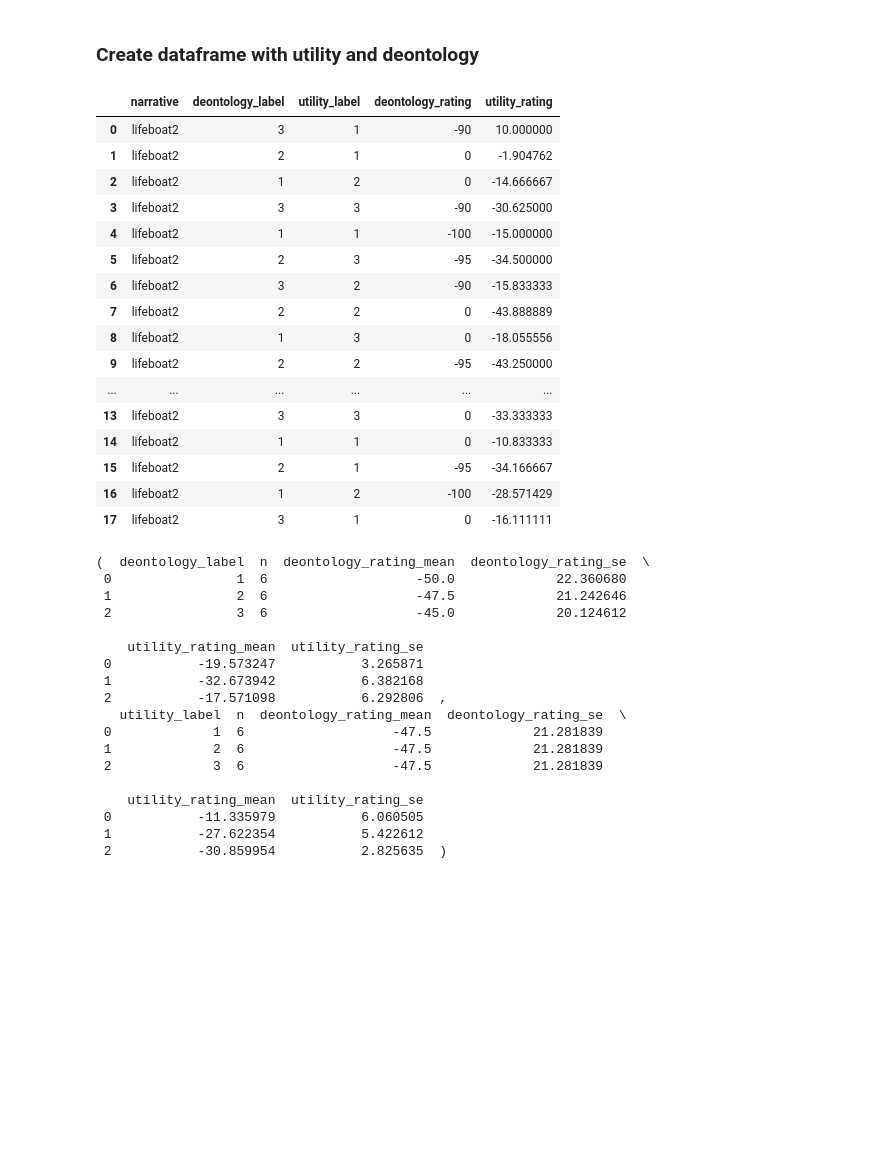
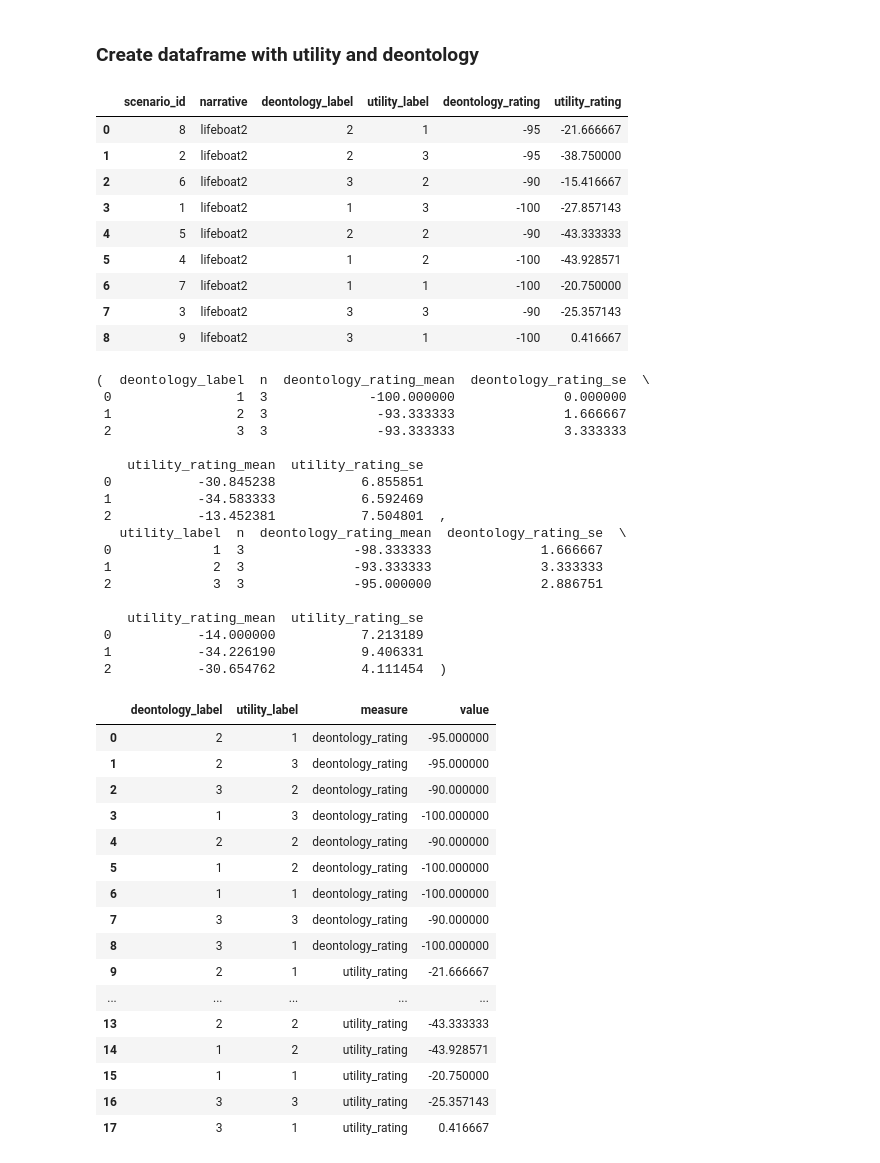
Before and after one commit to AIObjectives/graph_extract, a Jupyter notebook: analysis/cheung_variants/validate_annotation.ipynb, the cells around one changed output. Saved outputs shown, nothing was run; the diff lists cells and outputs as text; code cells hidden in the pictures; blank space fills up the shorter version.

```diff
--- a/analysis/cheung_variants/validate_annotation.ipynb
+++ b/analysis/cheung_variants/validate_annotation.ipynb
@@ -22,7 +22,7 @@ scenarios_path: /Users/anna/Dropbox/2025_moral_scenario_annotation/code/anna/gra
 annotated_output_path: /Users/anna/Dropbox/2025_moral_scenario_annotation/code/anna/graph_extract/analysis/cheung_variants/../../annotated_outputs/cheung_variants
 # %%
 #get all of the json files in the annotated_output_path
-json_files = list(annotated_output_path.glob("*lifeboat*.json"))
+json_files = list(annotated_output_path.glob("*lifeboat2*choice_1.json"))
 # %% [markdown]
 ### Define Functions
 # %%
@@ -50,7 +49,7 @@ def read_scenario(file_path):
     with open(scenarios_path / f"{narrative}.json") as f:
         scenario_list = json.load(f)
         #get the one with the matching id
-        this_sceneraio = next(s for s in scenario_list if s['id'] == id+1)
+        this_sceneraio = next(s for s in scenario_list if s['id'] == id)
 
 
          #extract the condition from the json read in
@@ -178,47 +177,41 @@ def get_utilities(nodes):
 # %%
 rows = []
 
 for file_path in json_files:
     nodes, scenario_dictionary = read_scenario(file_path)
 
     utility_rated = get_utilities(nodes)
     # Optional normalization in case get_utilities returns a 1-value Series/array
     if hasattr(utility_rated, "item"):
         try:
             utility_rated = utility_rated.item()
         except Exception:
             pass
 
     rows.append(
         {
+            "scenario_id": scenario_dictionary.get("id"),
             "narrative": scenario_dictionary.get("narrative"),
             "deontology_label": scenario_dictionary.get("deontology"),
             "utility_label": scenario_dictionary.get("utility"),
             "deontology_rating": extract_deontology(nodes),
             "utility_rating": utility_rated,
         }
     )
 
 results_df = pd.DataFrame(rows)
 results_df
 # %% [output]
-|  | narrative | deontology_label | utility_label | deontology_rating | utility_rating |
-| 0 | lifeboat2 | 3 | 1 | -90 | 10.000000 |
-| 1 | lifeboat2 | 2 | 1 | 0 | -1.904762 |
-| 2 | lifeboat2 | 1 | 2 | 0 | -14.666667 |
-| 3 | lifeboat2 | 3 | 3 | -90 | -30.625000 |
-| 4 | lifeboat2 | 1 | 1 | -100 | -15.000000 |
-| 5 | lifeboat2 | 2 | 3 | -95 | -34.500000 |
-| 6 | lifeboat2 | 3 | 2 | -90 | -15.833333 |
-| 7 | lifeboat2 | 2 | 2 | 0 | -43.888889 |
-| 8 | lifeboat2 | 1 | 3 | 0 | -18.055556 |
-| 9 | lifeboat2 | 2 | 2 | -95 | -43.250000 |
-| ... | ... | ... | ... | ... | ... |
-| 13 | lifeboat2 | 3 | 3 | 0 | -33.333333 |
-| 14 | lifeboat2 | 1 | 1 | 0 | -10.833333 |
-| 15 | lifeboat2 | 2 | 1 | -95 | -34.166667 |
-| 16 | lifeboat2 | 1 | 2 | -100 | -28.571429 |
-| 17 | lifeboat2 | 3 | 1 | 0 | -16.111111 |
+|  | scenario_id | narrative | deontology_label | utility_label | deontology_rating | utility_rating |
+| 0 | 8 | lifeboat2 | 2 | 1 | -95 | -21.666667 |
+| 1 | 2 | lifeboat2 | 2 | 3 | -95 | -38.750000 |
+| 2 | 6 | lifeboat2 | 3 | 2 | -90 | -15.416667 |
+| 3 | 1 | lifeboat2 | 1 | 3 | -100 | -27.857143 |
+| 4 | 5 | lifeboat2 | 2 | 2 | -90 | -43.333333 |
+| 5 | 4 | lifeboat2 | 1 | 2 | -100 | -43.928571 |
+| 6 | 7 | lifeboat2 | 1 | 1 | -100 | -20.750000 |
+| 7 | 3 | lifeboat2 | 3 | 3 | -90 | -25.357143 |
+| 8 | 9 | lifeboat2 | 3 | 1 | -100 | 0.416667 |
 # %%
 # Ensure numeric columns are numeric
 results_df["deontology_rating"] = pd.to_numeric(results_df["deontology_rating"], errors="coerce")
@@ -257,23 +250,23 @@ summary_by_utility = (
 summary_by_deontology, summary_by_utility
 # %% [output]
 (  deontology_label  n  deontology_rating_mean  deontology_rating_se  \
- 0                1  6                   -50.0             22.360680
- 1                2  6                   -47.5             21.242646
- 2                3  6                   -45.0             20.124612
+ 0                1  3             -100.000000              0.000000
+ 1                2  3              -93.333333              1.666667
+ 2                3  3              -93.333333              3.333333
 
     utility_rating_mean  utility_rating_se
- 0           -19.573247           3.265871
- 1           -32.673942           6.382168
- 2           -17.571098           6.292806  ,
+ 0           -30.845238           6.855851
+ 1           -34.583333           6.592469
+ 2           -13.452381           7.504801  ,
    utility_label  n  deontology_rating_mean  deontology_rating_se  \
- 0             1  6                   -47.5             21.281839
- 1             2  6                   -47.5             21.281839
- 2             3  6                   -47.5             21.281839
+ 0             1  3              -98.333333              1.666667
+ 1             2  3              -93.333333              3.333333
+ 2             3  3              -95.000000              2.886751
 
     utility_rating_mean  utility_rating_se
- 0           -11.335979           6.060505
- 1           -27.622354           5.422612
- 2           -30.859954           2.825635  )
+ 0           -14.000000           7.213189
+ 1           -34.226190           9.406331
+ 2           -30.654762           4.111454  )
 # %%
 
 # Ensure numeric
@@ -287,6 +280,26 @@ plot_df = results_df.melt(
     var_name="measure",
     value_name="value",
 )
+# %%
+plot_df
+# %% [output]
+|  | deontology_label | utility_label | measure | value |
+| 0 | 2 | 1 | deontology_rating | -95.000000 |
+| 1 | 2 | 3 | deontology_rating | -95.000000 |
+| 2 | 3 | 2 | deontology_rating | -90.000000 |
+| 3 | 1 | 3 | deontology_rating | -100.000000 |
+| 4 | 2 | 2 | deontology_rating | -90.000000 |
+| 5 | 1 | 2 | deontology_rating | -100.000000 |
+| 6 | 1 | 1 | deontology_rating | -100.000000 |
+| 7 | 3 | 3 | deontology_rating | -90.000000 |
+| 8 | 3 | 1 | deontology_rating | -100.000000 |
+| 9 | 2 | 1 | utility_rating | -21.666667 |
+| ... | ... | ... | ... | ... |
+| 13 | 2 | 2 | utility_rating | -43.333333 |
+| 14 | 1 | 2 | utility_rating | -43.928571 |
+| 15 | 1 | 1 | utility_rating | -20.750000 |
+| 16 | 3 | 3 | utility_rating | -25.357143 |
+| 17 | 3 | 1 | utility_rating | 0.416667 |
 # %%
 # Two blue shades for the two measures
 blue_palette = {
```
Also changed, not shown: parts of 2 cells of this notebook.
